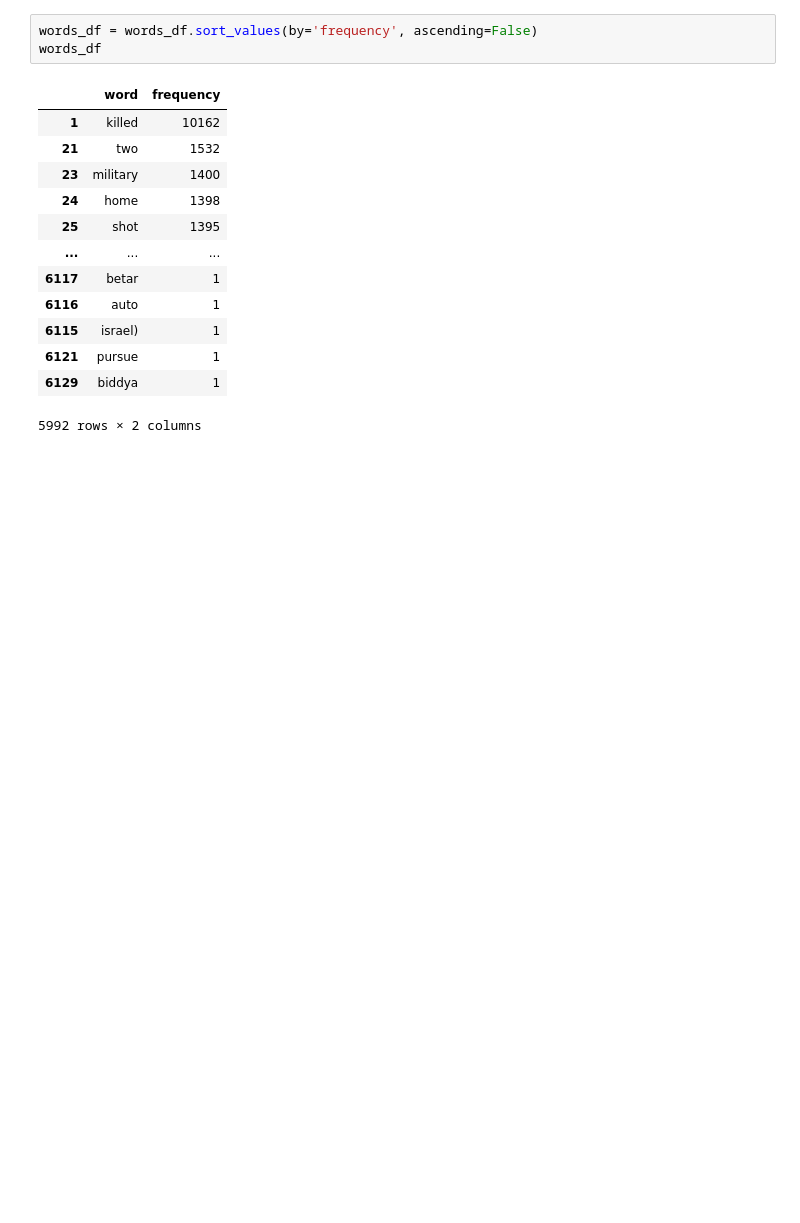
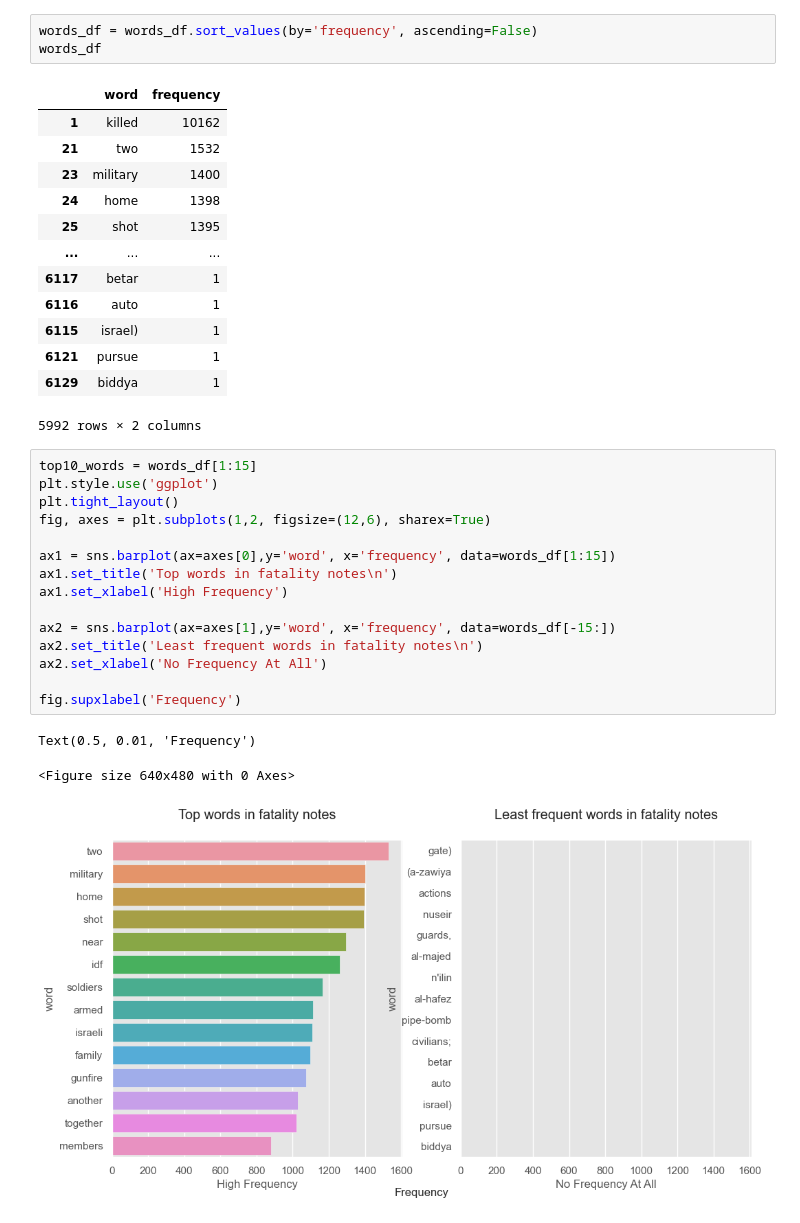
Before and after one commit to Scorpgodwest/israel-palestine-analysis, a Jupyter notebook: analysis.ipynb, the cells around one changed output. Saved outputs shown, nothing was run; the diff lists cells and outputs as text; blank space fills up the shorter version.

Commit message:
added simple visualization

```diff
--- a/analysis.ipynb
+++ b/analysis.ipynb
@@ -223,3 +223,22 @@ words_df
 | 6121 | pursue | 1 |
 | 6129 | biddya | 1 |
 5992 rows × 2 columns
+# %%
+top10_words = words_df[1:15]
+plt.style.use('ggplot')
+plt.tight_layout()
+fig, axes = plt.subplots(1,2, figsize=(12,6), sharex=True)
+
+ax1 = sns.barplot(ax=axes[0],y='word', x='frequency', data=words_df[1:15])
+ax1.set_title('Top words in fatality notes\n')
+ax1.set_xlabel('High Frequency')
+
+ax2 = sns.barplot(ax=axes[1],y='word', x='frequency', data=words_df[-15:])
+ax2.set_title('Least frequent words in fatality notes\n')
+ax2.set_xlabel('No Frequency At All')
+
+fig.supxlabel('Frequency')
+# %% [output]
+Text(0.5, 0.01, 'Frequency')
+<Figure size 640x480 with 0 Axes>
+[figure, added]
```
